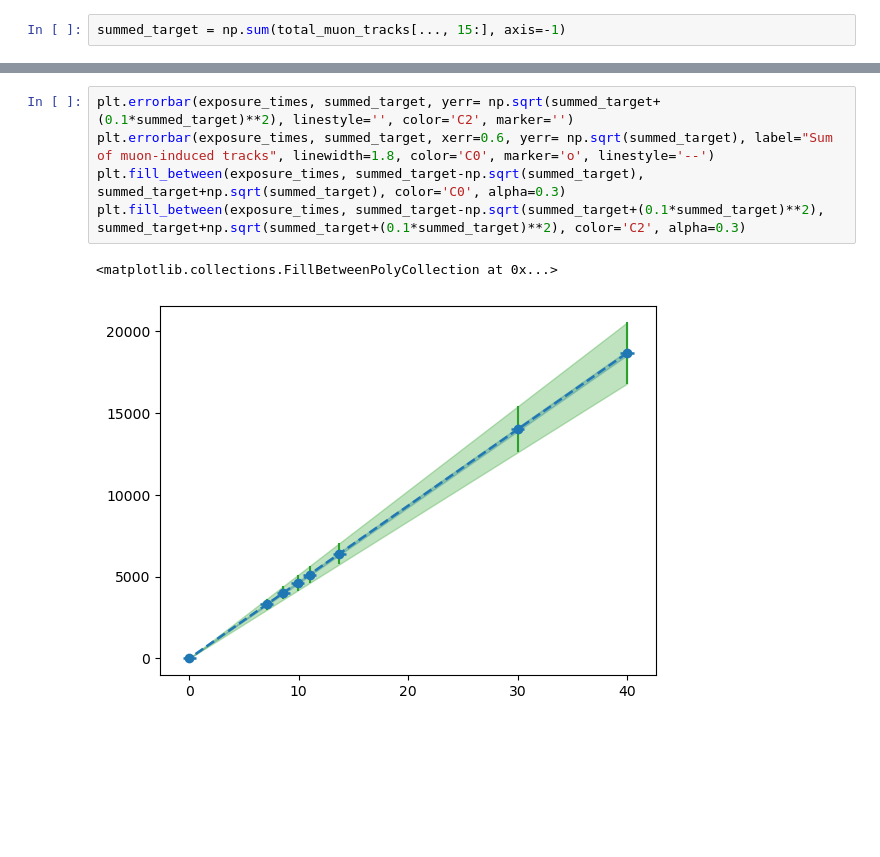
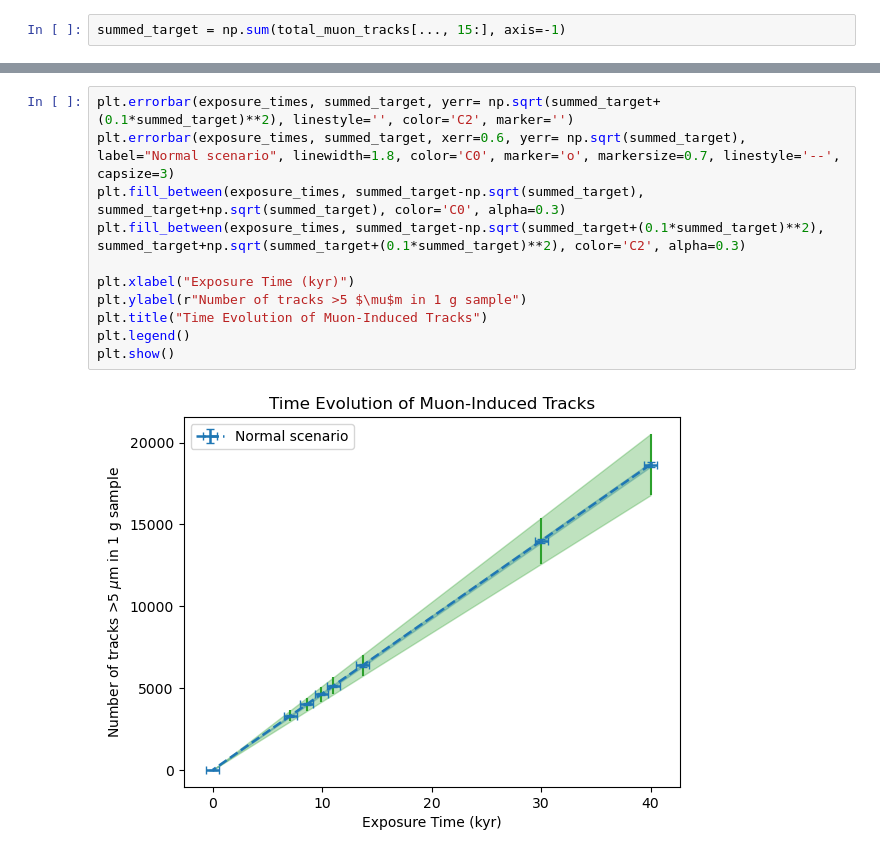
Before and after one commit to cgalelli/PrimusCode, a Jupyter notebook: Primus_analysis.ipynb, the cells around one changed output, grey strips where cells are left out. Drawn from its saved outputs; the diff is of its cells as text; blank space fills up the shorter version.

```diff
--- a/Primus_analysis.ipynb
+++ b/Primus_analysis.ipynb
@@ -241,8 +240,13 @@ plt.xlim(5, 45)
 # %%
 plt.errorbar(exposure_times, summed_target, yerr= np.sqrt(summed_target+(0.1*summed_target)**2), linestyle='', color='C2', marker='')
-plt.errorbar(exposure_times, summed_target, xerr=0.6, yerr= np.sqrt(summed_target), label="Sum of muon-induced tracks", linewidth=1.8, color='C0', marker='o', linestyle='--')
+plt.errorbar(exposure_times, summed_target, xerr=0.6, yerr= np.sqrt(summed_target), label="Normal scenario", linewidth=1.8, color='C0', marker='o', markersize=0.7, linestyle='--', capsize=3)
 plt.fill_between(exposure_times, summed_target-np.sqrt(summed_target), summed_target+np.sqrt(summed_target), color='C0', alpha=0.3)
 plt.fill_between(exposure_times, summed_target-np.sqrt(summed_target+(0.1*summed_target)**2), summed_target+np.sqrt(summed_target+(0.1*summed_target)**2), color='C2', alpha=0.3)
+
+plt.xlabel("Exposure Time (kyr)")
+plt.ylabel(r"Number of tracks >5 $\mu$m in 1 g sample")
+plt.title("Time Evolution of Muon-Induced Tracks")
+plt.legend()
+plt.show()
 # %% [output]
-<matplotlib.collections.FillBetweenPolyCollection at 0x...>
-[figure, old version]
+[figure, new version]
```
Also changed, not shown: parts of 1 cell of this notebook.
